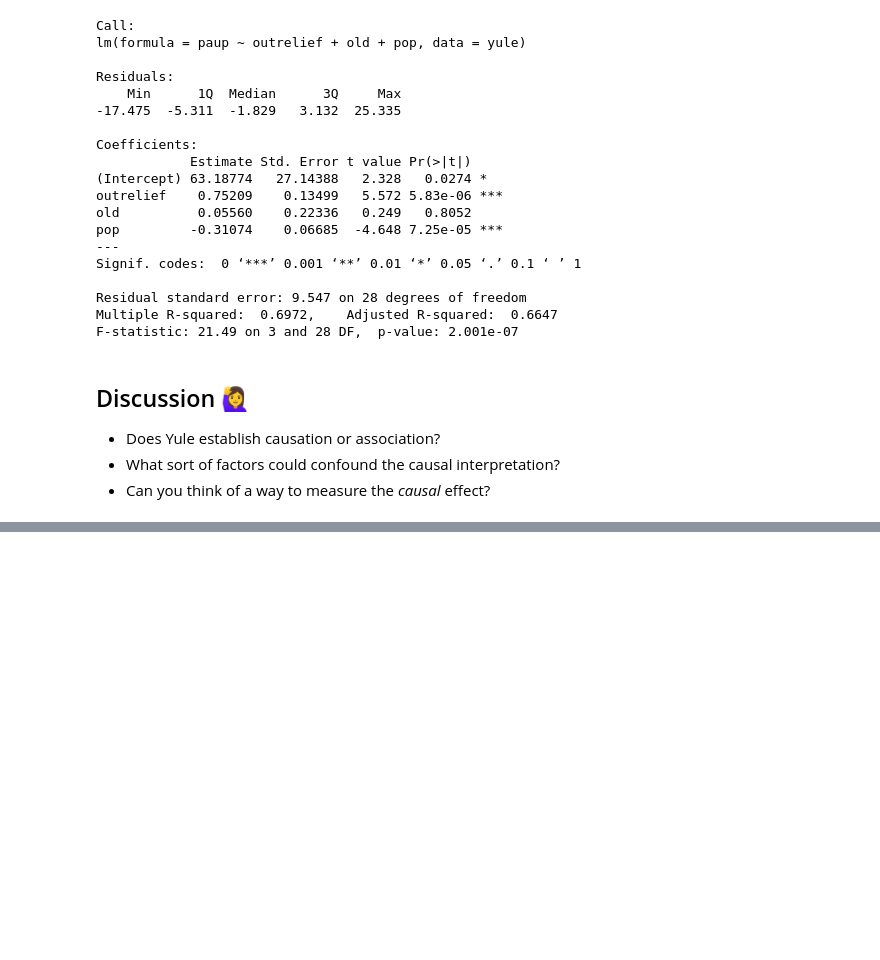
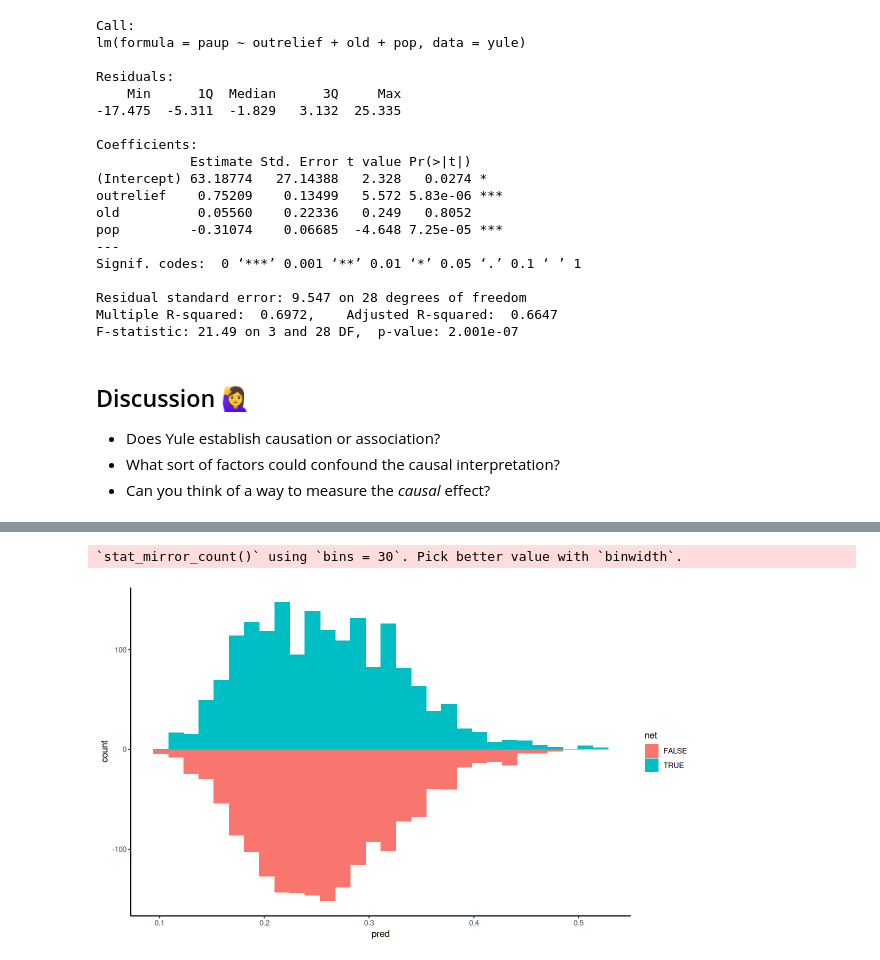
Before and after one commit to terhorst/stats504, a Jupyter notebook: lectures/week9/slides.ipynb, the cells around one changed output, grey strips where cells are left out. Drawn from its saved outputs; the diff is of its cells as text; code cells hidden in the pictures; blank space fills up the shorter version.

```diff
--- a/lectures/week9/slides.ipynb
+++ b/lectures/week9/slides.ipynb
@@ -279,0 +477,6 @@ F-statistic: 21.49 on 3 and 28 DF,  p-value: 2.001e-07
+# %%
+library(halfmoon)
+net_data_wts %>% ggplot + geom_mirror_histogram(aes(x = pred, fill = net, weight = wt))
+# %% [output]
+`stat_mirror_count()` using `bins = 30`. Pick better value with `binwidth`.
+[figure, added]
```
Also changed, not shown: parts of 49 cells of this notebook.
